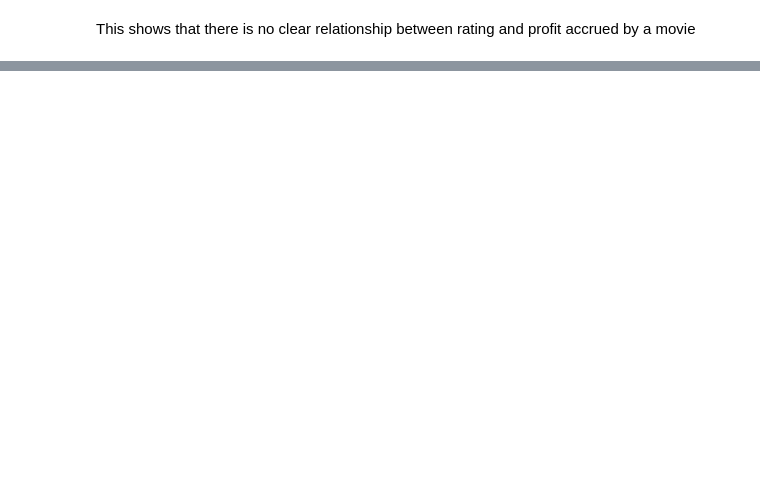
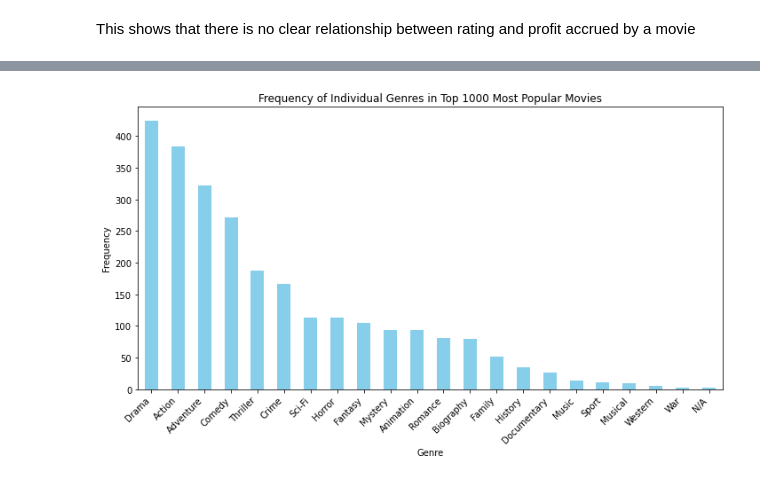
Before and after one commit to AmaniWanene/Project1-Microsoft-EDA, a Jupyter notebook: student.ipynb, the cells around one changed output, grey strips where cells are left out. Saved outputs shown, nothing was run; the diff lists cells and outputs as text; code cells hidden in the pictures; blank space fills up the shorter version.

```diff
--- a/student.ipynb
+++ b/student.ipynb
@@ -887,0 +929,19 @@ This shows that there is no clear relationship between rating and profit accrued
+# %%
+
+# Splitting multi-genre entries and creating a list of individual genres
+individual_genres = most_popular_movies['genres'].str.split(',').explode()
+
+# Counting the occurrences of each individual genre
+genre_counts = individual_genres.value_counts()
+
+# Plotting the histogram
+plt.figure(figsize=(10, 6))
+genre_counts.plot(kind='bar', color='skyblue')
+plt.title('Frequency of Individual Genres in Top 1000 Most Popular Movies')
+plt.xlabel('Genre')
+plt.ylabel('Frequency')
+plt.xticks(rotation=45, ha='right')
+plt.tight_layout()
+plt.show()
+# %% [output]
+[figure, added]
```
Also changed, not shown: parts of 5 cells of this notebook.
